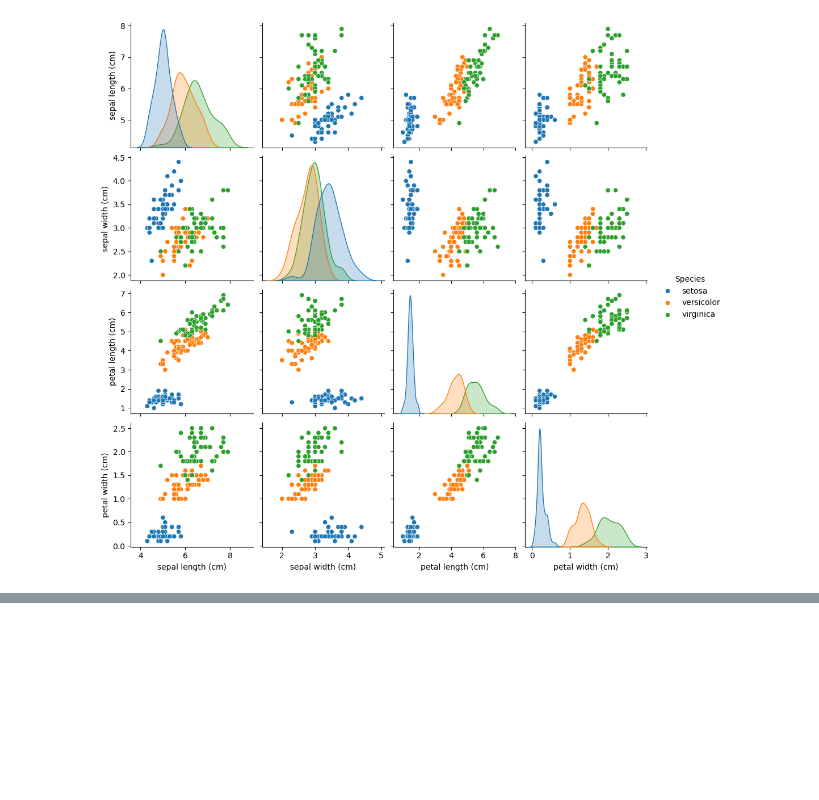
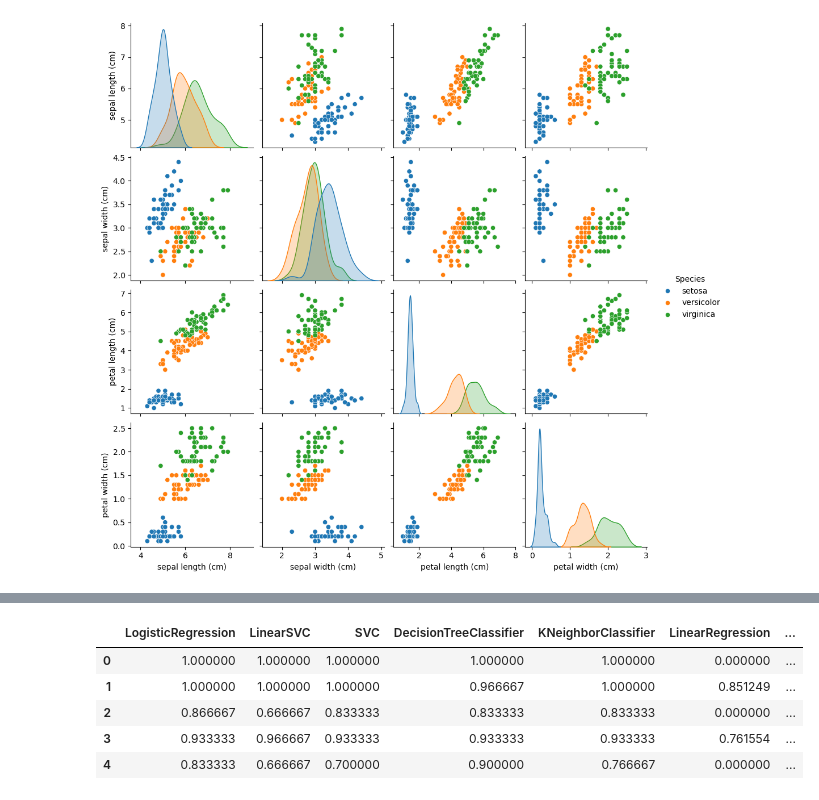
Before and after one commit to adachi0612/iris_work, a Jupyter notebook: analyze_iris_ruito_adachi.ipynb, the cells around one changed output, grey strips where cells are left out. Cells and saved outputs as stored; diff of their text form; code cells hidden in the pictures; blank space fills up the shorter version.

```diff
--- a/analyze_iris_ruito_adachi.ipynb
+++ b/analyze_iris_ruito_adachi.ipynb
@@ -54,0 +75,9 @@ iris.pair_plot(diag_kind="kde")
+# %%
+iris.get_supervised()
+# %% [output]
+|  | LogisticRegression | LinearSVC | SVC | DecisionTreeClassifier | KNeighborClassifier | LinearRegression | ... |
+| 0 | 1.000000 | 1.000000 | 1.000000 | 1.000000 | 1.000000 | 0.000000 | ... |
+| 1 | 1.000000 | 1.000000 | 1.000000 | 0.966667 | 1.000000 | 0.851249 | ... |
+| 2 | 0.866667 | 0.666667 | 0.833333 | 0.833333 | 0.833333 | 0.000000 | ... |
+| 3 | 0.933333 | 0.966667 | 0.933333 | 0.933333 | 0.933333 | 0.761554 | ... |
+| 4 | 0.833333 | 0.666667 | 0.700000 | 0.900000 | 0.766667 | 0.000000 | ... |
```
Also changed, not shown: parts of 5 cells of this notebook, 5 other files.
